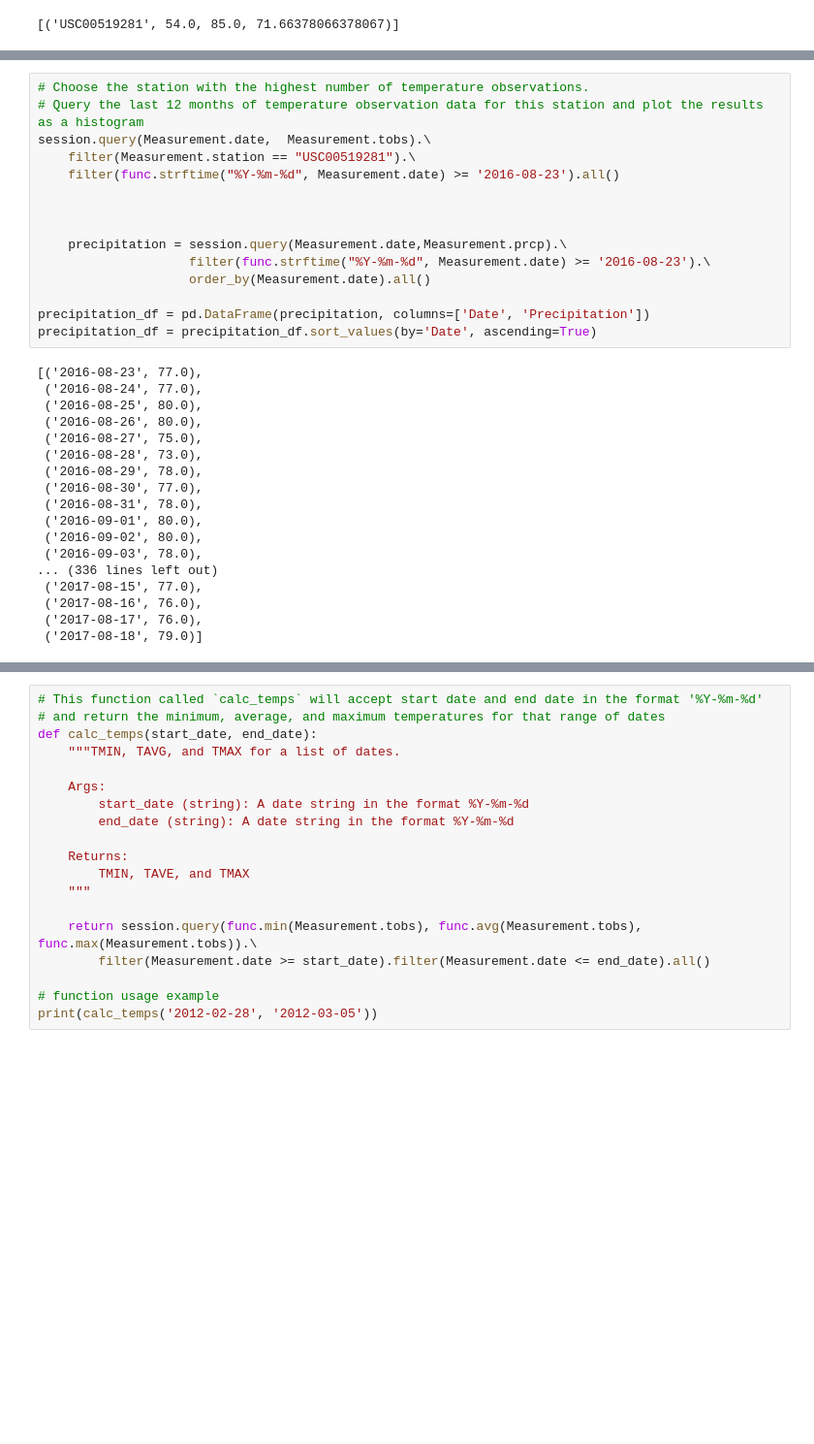
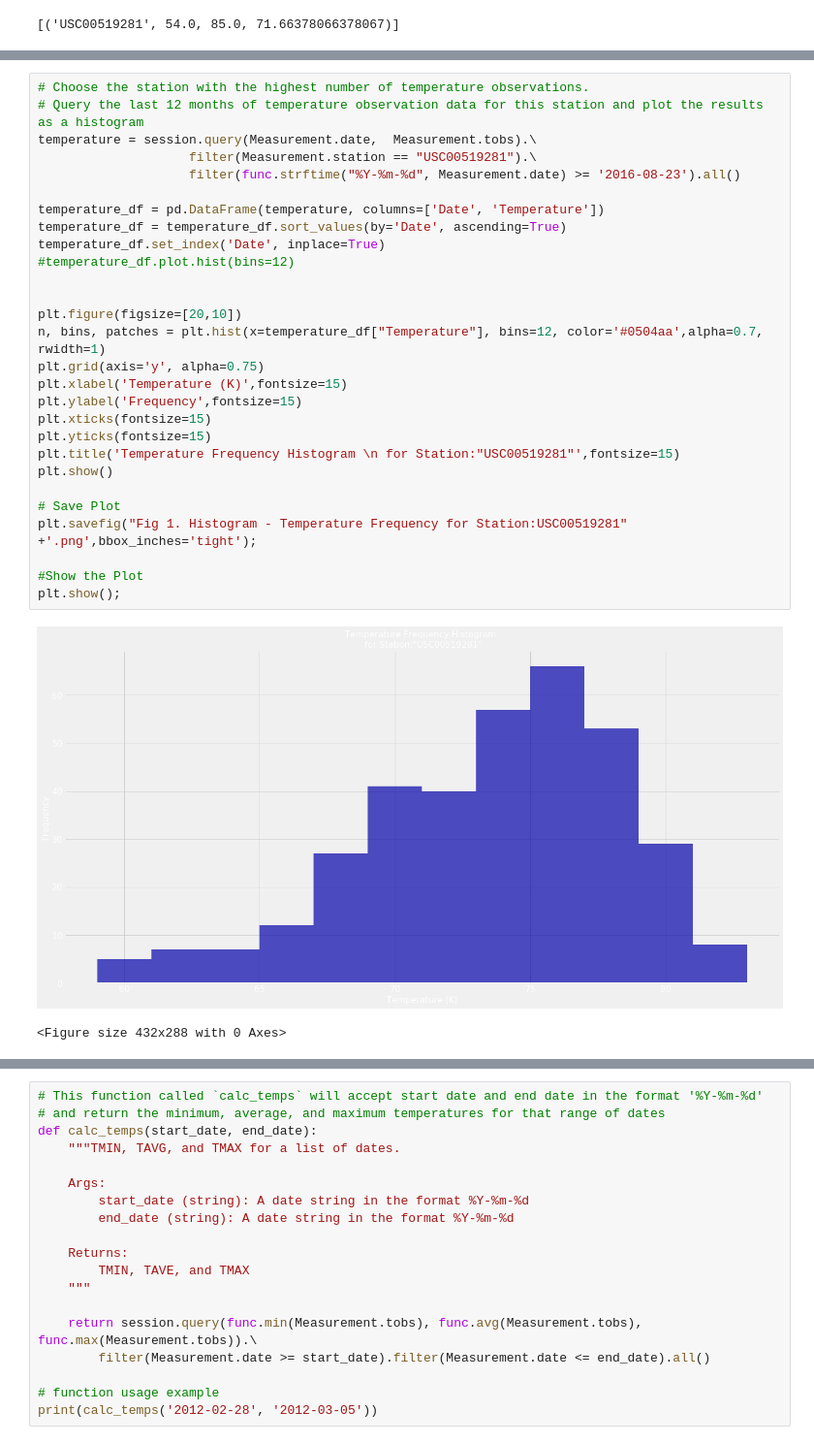
Before and after one commit to cemoga/sqlalchemy-challenge, a Jupyter notebook: climate_starter.ipynb, the cells around one changed output, grey strips where cells are left out. Shown: that part at 97% size. Drawn from its saved outputs; the diff is of its cells as text; blank space fills up the shorter version.

Commit message:
Histogram Plot

```diff
--- a/climate_starter.ipynb
+++ b/climate_starter.ipynb
@@ -165,36 +187,34 @@ session.query(Measurement.station,  func.min(Measurement.tobs), func.max(Measure
 # %%
 # Choose the station with the highest number of temperature observations.
 # Query the last 12 months of temperature observation data for this station and plot the results as a histogram
-session.query(Measurement.date,  Measurement.tobs).\
-    filter(Measurement.station == "USC00519281").\
-    filter(func.strftime("%Y-%m-%d", Measurement.date) >= '2016-08-23').all()
+temperature = session.query(Measurement.date,  Measurement.tobs).\
+                    filter(Measurement.station == "USC00519281").\
+                    filter(func.strftime("%Y-%m-%d", Measurement.date) >= '2016-08-23').all()
+
+temperature_df = pd.DataFrame(temperature, columns=['Date', 'Temperature'])
+temperature_df = temperature_df.sort_values(by='Date', ascending=True)
+temperature_df.set_index('Date', inplace=True)
+#temperature_df.plot.hist(bins=12)
 
 
+plt.figure(figsize=[20,10])
+n, bins, patches = plt.hist(x=temperature_df["Temperature"], bins=12, color='#0504aa',alpha=0.7, rwidth=1)
+plt.grid(axis='y', alpha=0.75)
+plt.xlabel('Temperature (K)',fontsize=15)
+plt.ylabel('Frequency',fontsize=15)
+plt.xticks(fontsize=15)
+plt.yticks(fontsize=15)
+plt.title('Temperature Frequency Histogram \n for Station:"USC00519281"',fontsize=15)
+plt.show()
 
-    precipitation = session.query(Measurement.date,Measurement.prcp).\
-                    filter(func.strftime("%Y-%m-%d", Measurement.date) >= '2016-08-23').\
-                    order_by(Measurement.date).all()
+# Save Plot
+plt.savefig("Fig 1. Histogram - Temperature Frequency for Station:USC00519281" +'.png',bbox_inches='tight');
 
-precipitation_df = pd.DataFrame(precipitation, columns=['Date', 'Precipitation'])
-precipitation_df = precipitation_df.sort_values(by='Date', ascending=True)
+#Show the Plot
+plt.show();
 # %% [output]
+[figure, added]
-[('2016-08-23', 77.0),
- ('2016-08-24', 77.0),
- ('2016-08-25', 80.0),
- ('2016-08-26', 80.0),
- ('2016-08-27', 75.0),
- ('2016-08-28', 73.0),
- ('2016-08-29', 78.0),
- ('2016-08-30', 77.0),
- ('2016-08-31', 78.0),
- ('2016-09-01', 80.0),
- ('2016-09-02', 80.0),
- ('2016-09-03', 78.0),
-... (336 lines left out)
- ('2017-08-15', 77.0),
- ('2017-08-16', 76.0),
- ('2017-08-17', 76.0),
- ('2017-08-18', 79.0)]
+<Figure size 432x288 with 0 Axes>
 # %% [markdown]
 ![precipitation](Images/station-histogram.png)
 # %%
```
Also changed, not shown: parts of 2 cells of this notebook, 2 other files.
